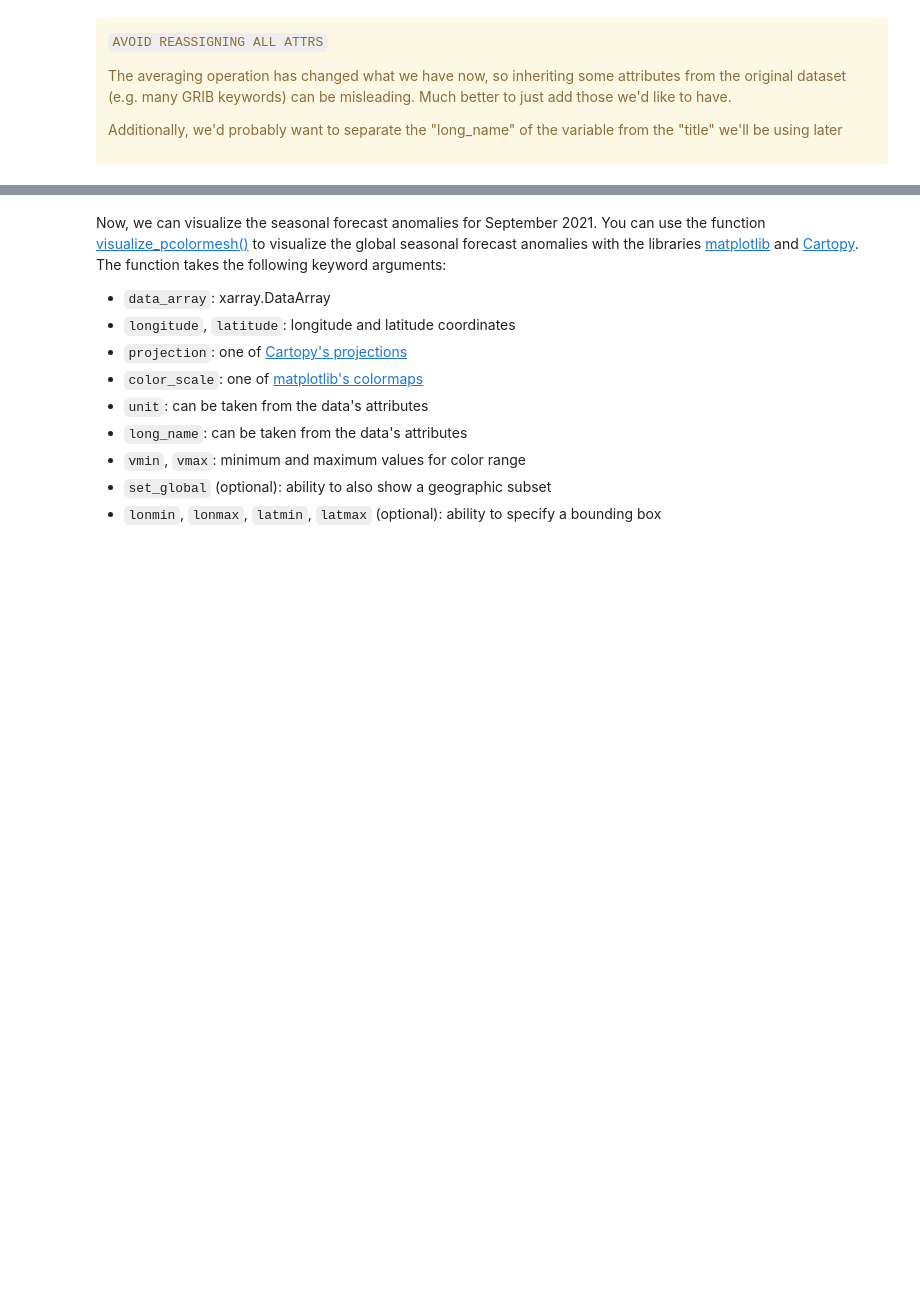
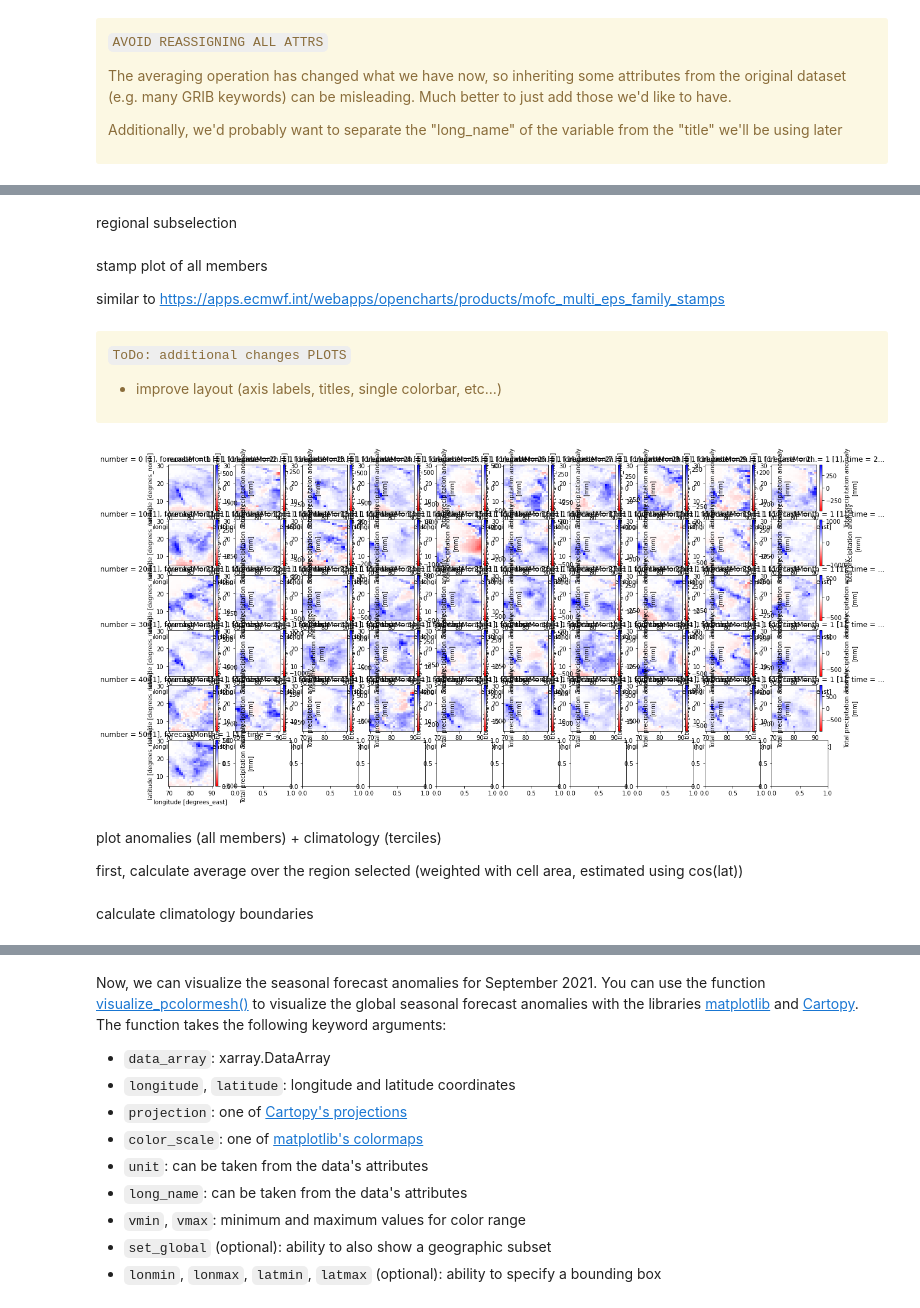
Before and after one commit to edupenabad/copernicus-training, a Jupyter notebook: 121_c3s_seasonal_forecasts_anomalies.ipynb, the cells around one changed output, grey strips where cells are left out. Cells and saved outputs as stored; diff of their text form; code cells hidden in the pictures; blank space fills up the shorter version.

```diff
--- a/121_c3s_seasonal_forecasts_anomalies.ipynb
+++ b/121_c3s_seasonal_forecasts_anomalies.ipynb
@@ -332,5 +333,5 @@ array([[[[-4.51723015e-09, -4.51723015e-09, -4.51723015e-09, ...,
 # %%
-seas5_anomalies_202109_tp = seas5_anomalies_202109 * seas5_anomalies_202109.numdays * 24 * 60 * 60 * 1000
-seas5_anomalies_202109_tp
+seas5_anomalies_202105_tp = seas5_anomalies_202105 * seas5_anomalies_202105.numdays * 24 * 60 * 60 * 1000
+seas5_anomalies_202105_tp
 # %% [output]
 <xarray.DataArray (number: 51, forecastMonth: 6, latitude: 181, longitude: 360)>
@@ -368,8 +369,8 @@ Additionally, we'd probably want to separate the "long_name" of the variable fro
 # seas5_anomalies_202109_tp = seas5_anomalies_202109_tp.assign_attrs(seas5_forecast['tprate'].attrs)
 # seas5_anomalies_202109_tp
 
-seas5_anomalies_202109_tp.attrs['units'] = 'mm'
-seas5_anomalies_202109_tp.attrs['long_name'] = 'Total precipitation anomaly'
-seas5_anomalies_202109_tp
+seas5_anomalies_202105_tp.attrs['units'] = 'mm'
+seas5_anomalies_202105_tp.attrs['long_name'] = 'Total precipitation anomaly'
+seas5_anomalies_202105_tp
 # %% [output]
 <xarray.DataArray (number: 51, forecastMonth: 6, latitude: 181, longitude: 360)>
@@ -401,0 +393,42 @@ Attributes:
+# %% [markdown]
+regional subselection
+# %%
+def ds_latlon_subset(ds,area,latname='latitude',lonname='longitude'):
+
+    mask = (ds[latname]<=area[0]) & (ds[latname]>=area[2]) & (ds[lonname]<=area[3]%360) & (ds[lonname]>=area[1]%360)
+    dsout = ds.where(mask,drop=True)
+
+    return dsout
+
+
+SAsia = (30,70,5,90) #'North/West/South/East'
+# %%
+subselregion = SAsia
+seas5_anomalies_202105_SAsia = ds_latlon_subset(seas5_anomalies_202105_tp, subselregion)
+# %% [markdown]
+stamp plot of all members
+
+similar to https://apps.ecmwf.int/webapps/opencharts/products/mofc_multi_eps_family_stamps
+# %% [markdown]
+<div class="alert alert-block alert-warning">
+
+`ToDo: additional changes PLOTS`
+
+
+- improve layout (axis labels, titles, single colorbar, etc...)
+
+
+</div>
+# %%
+leadt=1
+fig, axs = plt.subplots(6, 10, figsize=(20,10))
+
+for member in seas5_anomalies_202105_SAsia.number.values:
+    seas5_anomalies_202105_SAsia.sel(number=member,forecastMonth=leadt).plot(ax=axs.flatten()[member],cmap='bwr_r')
+# %% [output]
+[figure, added]
+# %% [markdown]
+plot anomalies (all members) + climatology (terciles)
+
+
+first, calculate average over the region selected (weighted with cell area, estimated using cos(lat))
@@ -401,0 +444,2 @@ Attributes:
+# %% [markdown]
+calculate climatology boundaries
```
Also changed, not shown: parts of 27 cells of this notebook.
